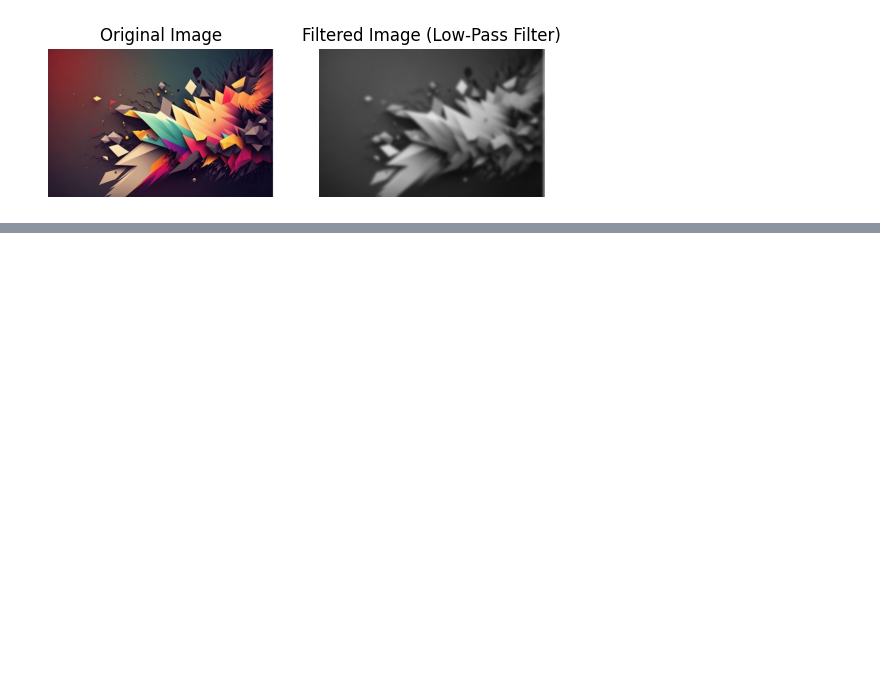
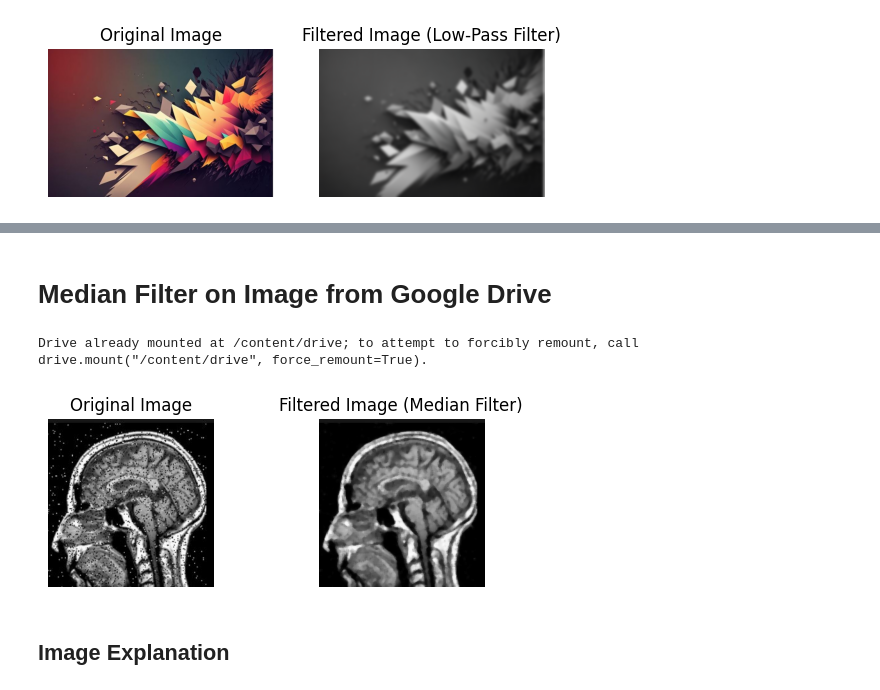
Before and after one commit to sonali810/BMEN-6367-AI-in-Biomedical-Engineering, a Jupyter notebook: BMEN6367_SonaliGandhi_Homework2.ipynb, the cells around one changed output, grey strips where cells are left out. Cells and saved outputs as stored; diff of their text form; code cells hidden in the pictures; blank space fills up the shorter version.

```diff
--- a/BMEN6367_SonaliGandhi_Homework2.ipynb
+++ b/BMEN6367_SonaliGandhi_Homework2.ipynb
@@ -30,0 +55,29 @@ Drive already mounted at /content/drive; to attempt to forcibly remount, call dr
+# %% [markdown]
+# Median Filter on Image from Google Drive
+# %%
+from google.colab import drive
+import matplotlib.pyplot as plt
+from scipy import ndimage
+
+drive.mount('/content/drive') # Allows access to google drive
+image_path = '/content/drive/My Drive/Images/SaltandPepper.JPG' # Establishes the image's pathway in drive
+img = plt.imread(image_path) # Reads the image path
+plt.subplot(2, 2, 1) # Creates a subplot made up of 2 images
+plt.title('Original Image')
+plt.axis('off')  # Turn off axis numbers and ticks
+plt.imshow(img)
+
+# Applies the median filter
+filtered_image = ndimage.median_filter(img, size=5)
+
+# Display the filtered image
+plt.subplot(2, 2, 2)
+plt.imshow(filtered_image, cmap = 'gray') # Displays the filtered image in gray
+plt.title('Filtered Image (Median Filter)')
+plt.axis('off')
+plt.show()
+# %% [output]
+Drive already mounted at /content/drive; to attempt to forcibly remount, call drive.mount("/content/drive", force_remount=True).
+[figure, added]
+# %% [markdown]
+## Image Explanation
```
Also changed, not shown: parts of 11 cells of this notebook.
